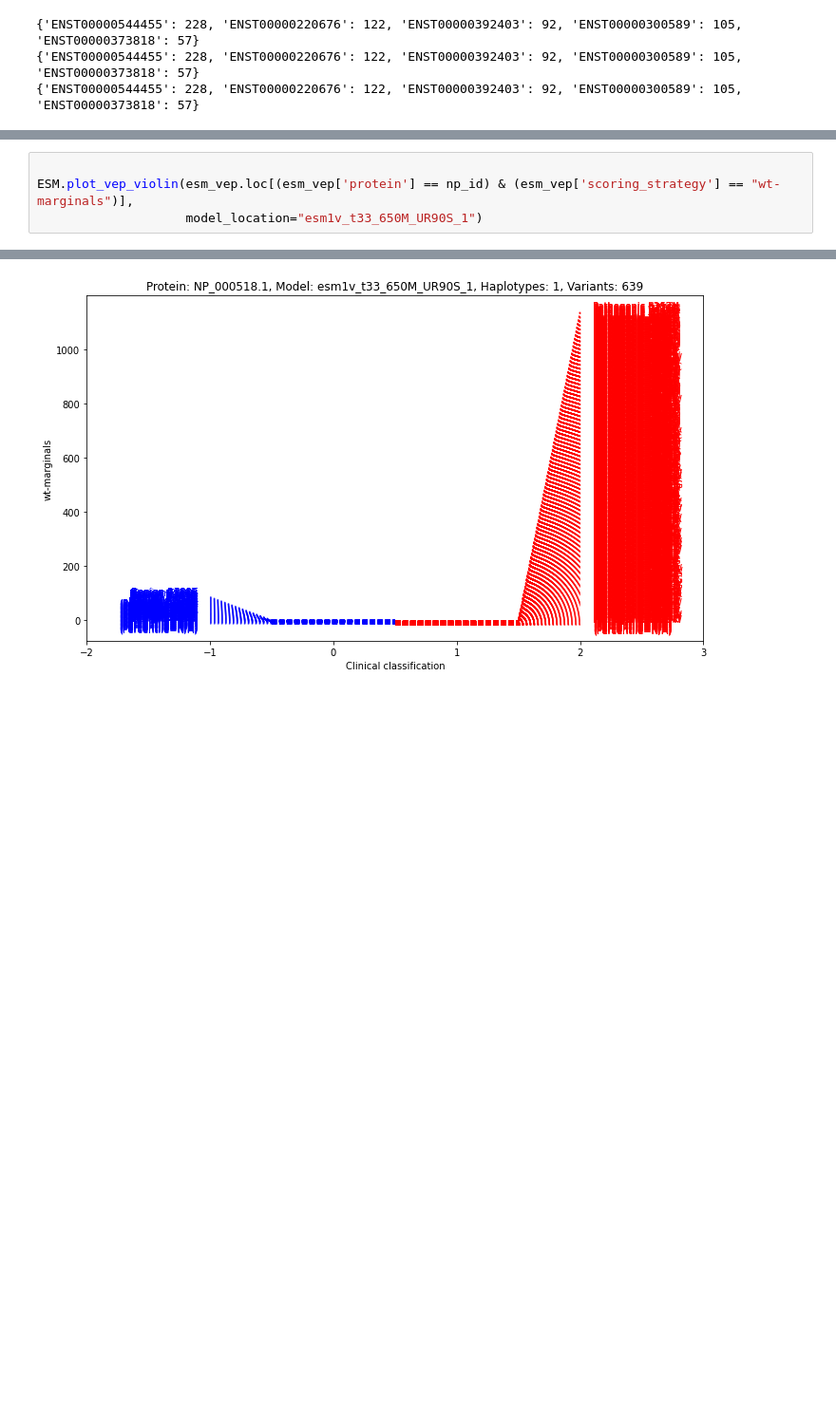
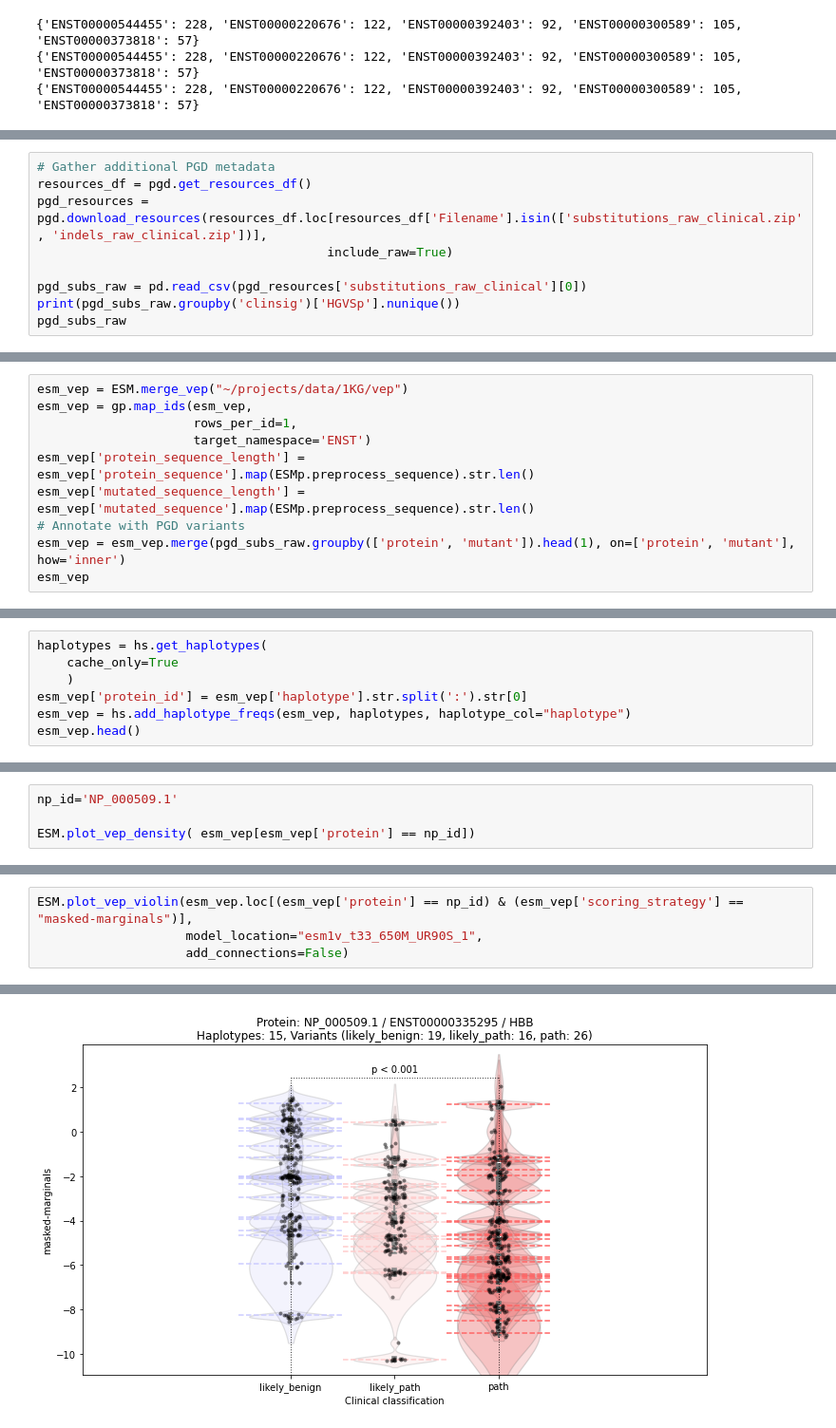
Before and after one commit to bschilder/VEP_protein, a Jupyter notebook: notebooks/haplosaurus.ipynb, the cells around one changed output, grey strips where cells are left out. Shown at 95% size. Cells and saved outputs as stored; diff of their text form; blank space fills up the shorter version.

Commit message:
Add VEP plotting functions

```diff
--- a/notebooks/haplosaurus.ipynb
+++ b/notebooks/haplosaurus.ipynb
@@ -178,0 +159,9 @@ Found 151 pseudo-ppl files
+# %%
+# Gather additional PGD metadata
+resources_df = pgd.get_resources_df()
+pgd_resources = pgd.download_resources(resources_df.loc[resources_df['Filename'].isin(['substitutions_raw_clinical.zip', 'indels_raw_clinical.zip'])],
+                                       include_raw=True)
+
+pgd_subs_raw = pd.read_csv(pgd_resources['substitutions_raw_clinical'][0])
+print(pgd_subs_raw.groupby('clinsig')['HGVSp'].nunique())
+pgd_subs_raw
@@ -178,0 +188,10 @@ Found 151 pseudo-ppl files
+# %%
+esm_vep = ESM.merge_vep("~/projects/data/1KG/vep")
+esm_vep = gp.map_ids(esm_vep,
+                     rows_per_id=1,
+                     target_namespace='ENST')
+esm_vep['protein_sequence_length'] = esm_vep['protein_sequence'].map(ESMp.preprocess_sequence).str.len()
+esm_vep['mutated_sequence_length'] = esm_vep['mutated_sequence'].map(ESMp.preprocess_sequence).str.len()
+# Annotate with PGD variants
+esm_vep = esm_vep.merge(pgd_subs_raw.groupby(['protein', 'mutant']).head(1), on=['protein', 'mutant'], how='inner')
+esm_vep
@@ -229,0 +232,7 @@ Text(0.5, 1.1, 'Protein: NP_000518.1, Haplotypes: 1, Variants: 639')
+# %%
+haplotypes = hs.get_haplotypes(
+    cache_only=True
+    )
+esm_vep['protein_id'] = esm_vep['haplotype'].str.split(':').str[0]
+esm_vep = hs.add_haplotype_freqs(esm_vep, haplotypes, haplotype_col="haplotype")
+esm_vep.head()
@@ -229,0 +251,4 @@ Text(0.5, 1.1, 'Protein: NP_000518.1, Haplotypes: 1, Variants: 639')
+# %%
+np_id='NP_000509.1'
+
+ESM.plot_vep_density( esm_vep[esm_vep['protein'] == np_id])
@@ -230,5 +277,5 @@ Text(0.5, 1.1, 'Protein: NP_000518.1, Haplotypes: 1, Variants: 639')
 # %%
-
-ESM.plot_vep_violin(esm_vep.loc[(esm_vep['protein'] == np_id) & (esm_vep['scoring_strategy'] == "wt-marginals")],
-                    model_location="esm1v_t33_650M_UR90S_1")
+ESM.plot_vep_violin(esm_vep.loc[(esm_vep['protein'] == np_id) & (esm_vep['scoring_strategy'] == "masked-marginals")],
+                    model_location="esm1v_t33_650M_UR90S_1",
+                    add_connections=False)
 # %% [output]
@@ -236,2 +283,2 @@ Removed 0 rows with NA values in esm1v_t33_650M_UR90S_1
-[figure, old version]
+[figure, new version]
 # %%
```
Also changed, not shown: parts of 28 cells of this notebook, 6 other files.
